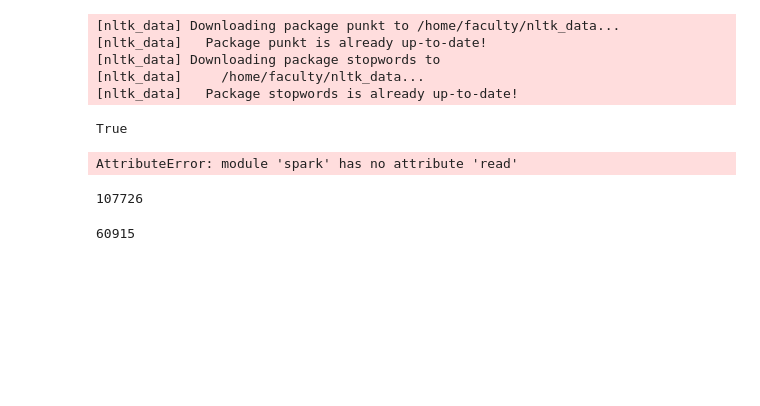
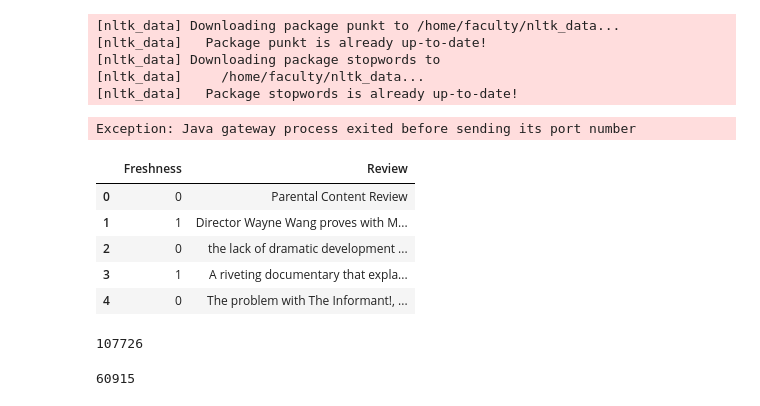
Before and after one commit to KatharinaWiedmann/DataEngGroupProject, a Jupyter notebook: NLP Classifier.ipynb, the cells around one changed output. Drawn from its saved outputs; the diff is of its cells as text; code cells hidden in the pictures; blank space fills up the shorter version.

```diff
--- a/NLP Classifier.ipynb
+++ b/NLP Classifier.ipynb
@@ -9,24 +9,45 @@ import spark
 # Download files
 nltk.download('punkt')
 nltk.download('stopwords')
+
+# Spark Environment
+import os
+import sys
+
+os.environ['PYSPARK_PYTHON'] = sys.executable
+os.environ['PYSPARK_DRIVER_PYTHON'] = sys.executable
+
+import pyspark
+
+number_cores = 4
+memory_gb = 16
+conf = (
+    pyspark.SparkConf()
+        .setMaster('local[{}]'.format(number_cores))
+        .set('spark.driver.memory', '{}g'.format(memory_gb))
+)
+sc = pyspark.SparkContext(conf=conf)
 # %% [output]
 [nltk_data] Downloading package punkt to /home/faculty/nltk_data...
 [nltk_data]   Package punkt is already up-to-date!
 [nltk_data] Downloading package stopwords to
 [nltk_data]     /home/faculty/nltk_data...
 [nltk_data]   Package stopwords is already up-to-date!
-True
+Exception: Java gateway process exited before sending its port number
 # %%
-# (Pandas) Read the Data
+# Read the data (Pandas)
 
 reviews = pd.read_csv('/project/weaklabel_sampledata.csv', header=0, encoding='unicode_escape')
 reviews.head()
 
-# (Spark) Read the Data
-
-reviews = spark.read.csv('/project/weaklabel_sampledata.csv')
+# Read the data (Spark)
 # %% [output]
-AttributeError: module 'spark' has no attribute 'read'
+|  | Freshness | Review |
+| 0 | 0 | Parental Content Review |
+| 1 | 1 | Director Wayne Wang proves with M... |
+| 2 | 0 | the lack of dramatic development ... |
+| 3 | 1 | A riveting documentary that expla... |
+| 4 | 0 | The problem with The Informant!, ... |
 # %%
 reviews_list = reviews['Review'].astype(str).tolist()
 reviews_string = ''
```
Also changed, not shown: 3 other files.
